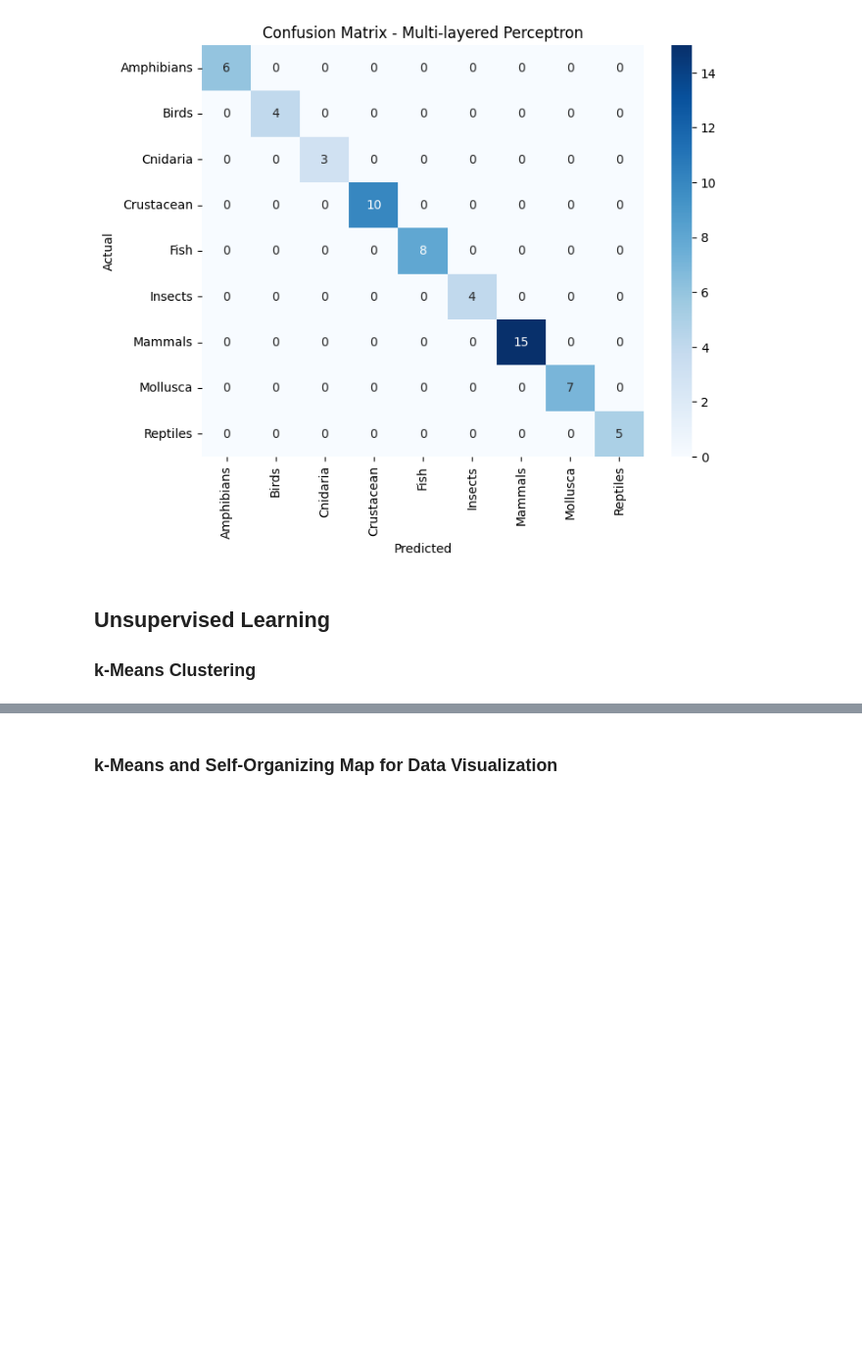
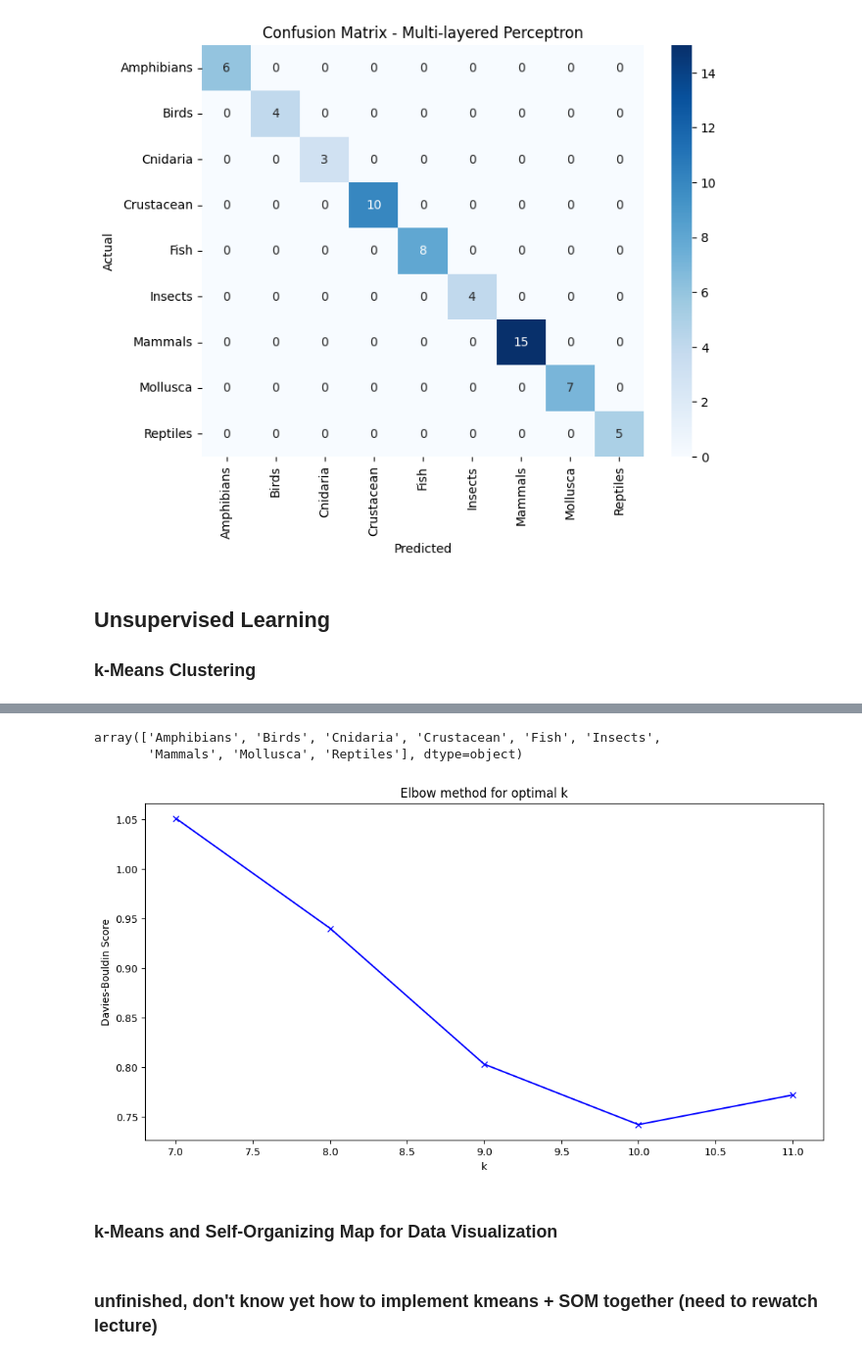
Before and after one commit to kimileeee/csc713m-problem-set, a Jupyter notebook: Problem Set.ipynb, the cells around one changed output, grey strips where cells are left out. Shown: that part at 98% size. Cells and saved outputs as stored; diff of their text form; code cells hidden in the pictures; blank space fills up the shorter version.

Commit message:
(feat) (incomplete) added kmeans and SOM

```diff
--- a/Problem Set.ipynb
+++ b/Problem Set.ipynb
@@ -123,0 +142,3 @@ F1 Score: 0.9866666666666667
+# %%
+data_features_only = data.drop(['Class', 'Name'], axis=1)
+data_features_only
@@ -124,2 +159,28 @@ F1 Score: 0.9866666666666667
+# %%
+data_classes = data['Class'].unique()
+data_classes
+# %% [output]
+array(['Amphibians', 'Birds', 'Cnidaria', 'Crustacean', 'Fish', 'Insects',
+       'Mammals', 'Mollusca', 'Reptiles'], dtype=object)
+# %%
+dbi_scores = []
+K = range(7, 12)
+
+for k in K:
+    kmeans = KMeans(n_clusters=k).fit(data_features_only)
+    labels = kmeans.labels_
+    dbi_score = davies_bouldin_score(X, labels)
+    dbi_scores.append(dbi_score)
+# %%
+plt.figure(figsize=(12,6))
+plt.plot(K, dbi_scores, 'bx-')
+plt.xlabel('k')
+plt.ylabel('Davies-Bouldin Score')
+plt.title('Elbow method for optimal k')
+plt.show()
+# %% [output]
+[figure, added]
 # %% [markdown]
 ### k-Means and Self-Organizing Map for Data Visualization
+# %% [markdown]
+### unfinished, don't know yet how to implement kmeans + SOM together (need to rewatch lecture)
```
Also changed, not shown: parts of 7 cells of this notebook.
